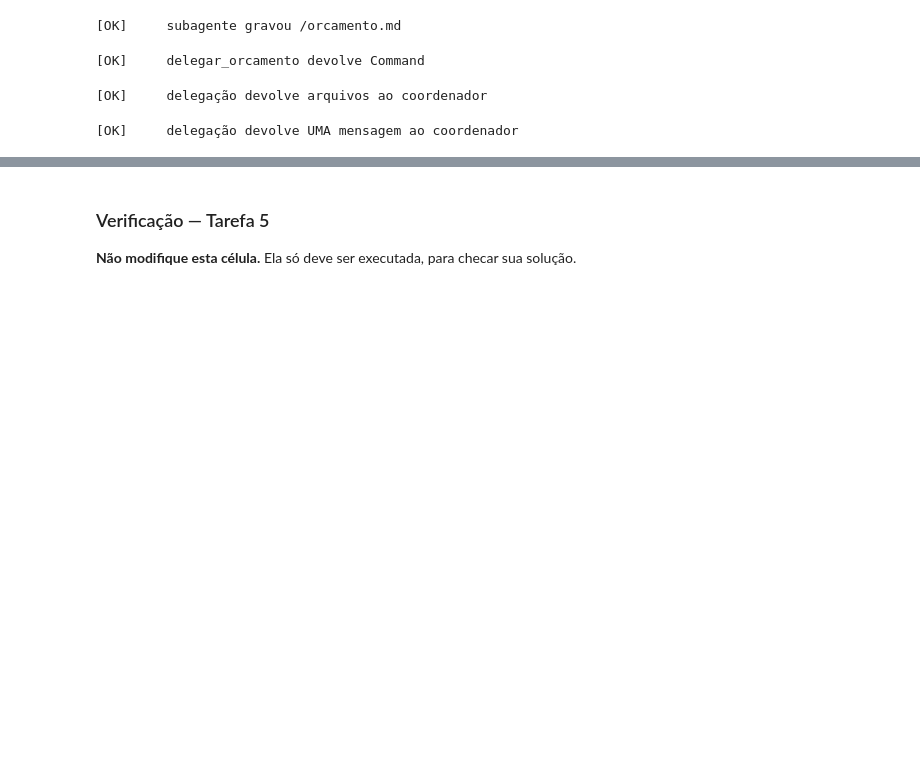
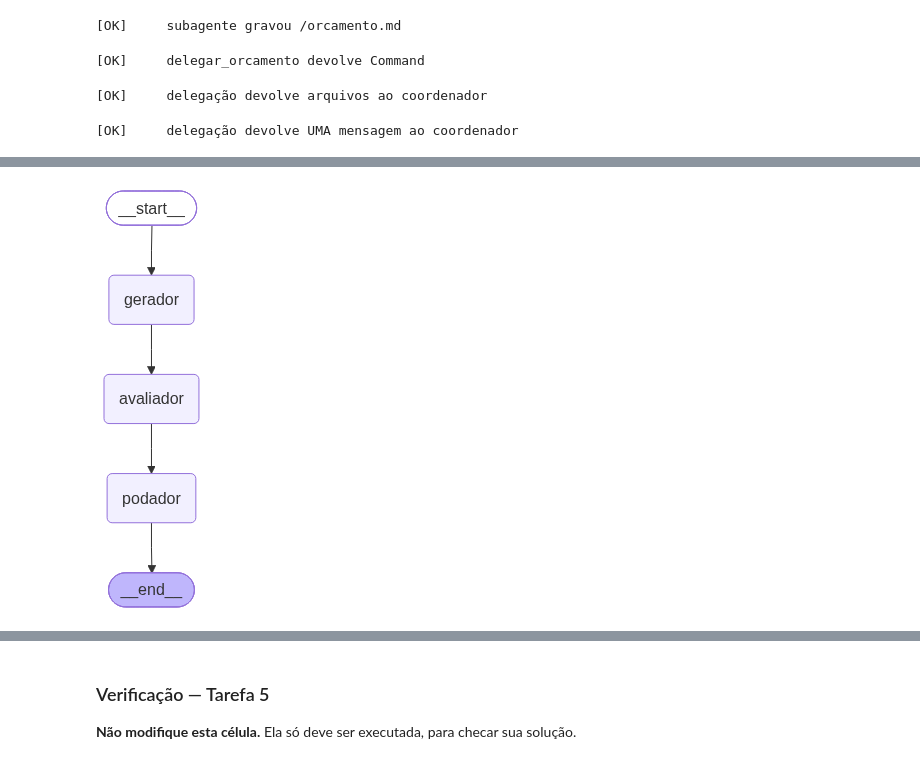
Before and after one commit to andluizsouza/unicamp-llm-agents, a Jupyter notebook: modules/03_agentes_inteligentes/hands_on_test_solution.ipynb, the cells around one changed output, grey strips where cells are left out. Drawn from its saved outputs; the diff is of its cells as text; code cells hidden in the pictures; blank space fills up the shorter version.

```diff
--- a/modules/03_agentes_inteligentes/hands_on_test_solution.ipynb
+++ b/modules/03_agentes_inteligentes/hands_on_test_solution.ipynb
@@ -1668,0 +2110,19 @@ com a justificativa em `/destinos.md`.
+# %%
+# Escreva sua solução aqui — gerador, avaliador, podador e o grafo do subagente.
+
+# --- Grafo ToT: gerador → avaliador → podador ---
+
+builder_destino = StateGraph(EstadoDestino)
+builder_destino.add_node("gerador", no_gerador_destino)
+builder_destino.add_node("avaliador", no_avaliador_destino)
+builder_destino.add_node("podador", no_podador_destino)
+
+builder_destino.add_edge(START, "gerador")
+builder_destino.add_edge("gerador", "avaliador")
+builder_destino.add_edge("avaliador", "podador")
+builder_destino.add_edge("podador", END)
+
+subagente_destino = builder_destino.compile()
+display_graph(subagente_destino)
+# %% [output]
+[figure, added]
```
Also changed, not shown: parts of 19 cells of this notebook.
